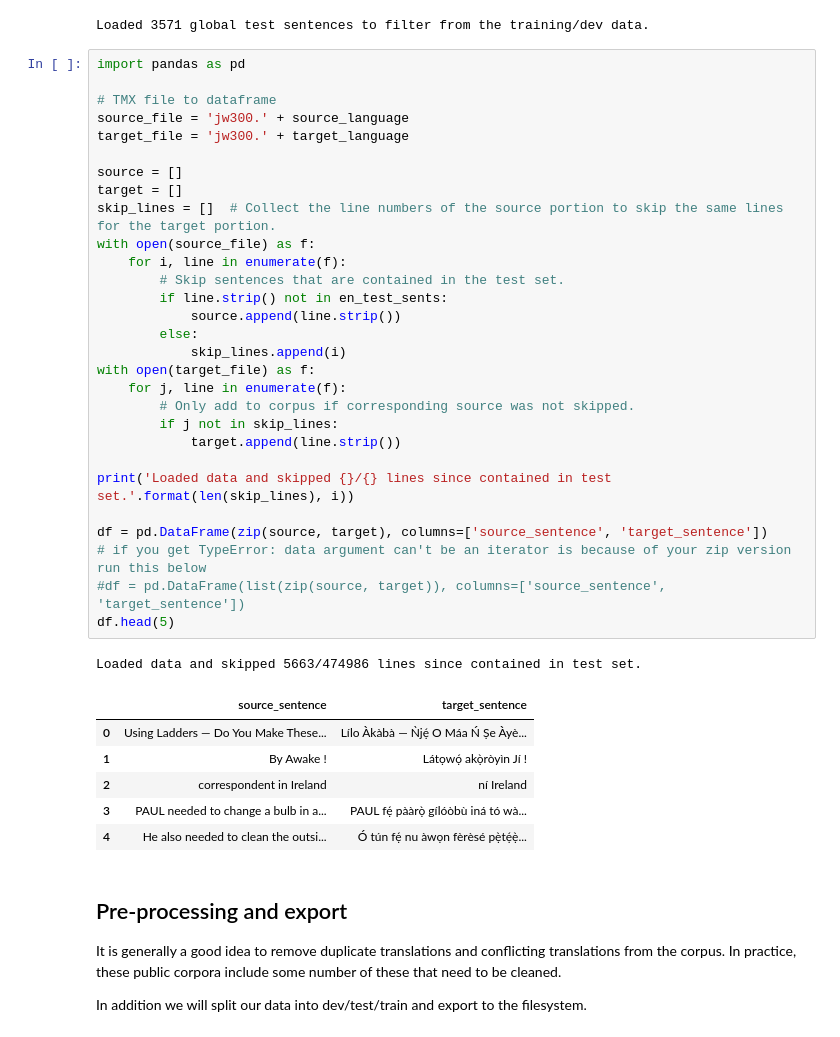
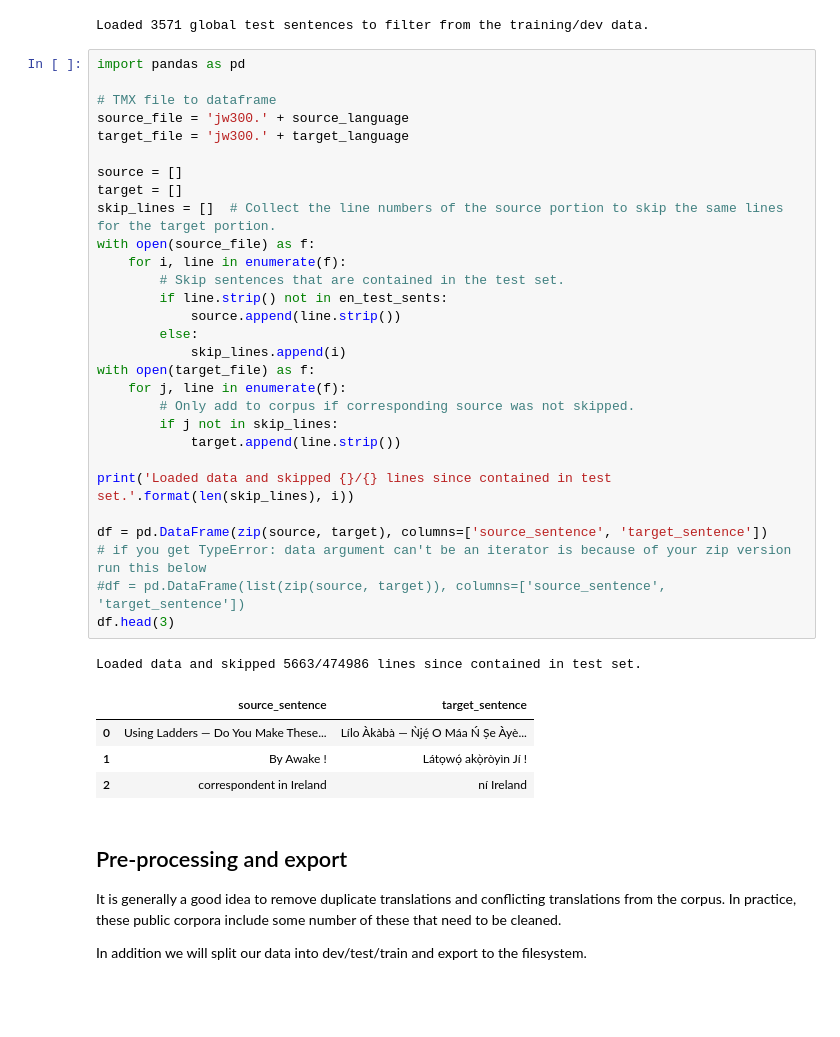
Before and after one commit to masakhane-io/masakhane-mt, a Jupyter notebook: en-yo/jw300-baseline/English_to_Yoruba_BPE_notebook.ipynb, the cells around one changed output. Drawn from its saved outputs; the diff is of its cells as text; blank space fills up the shorter version.

```diff
--- a/en-yo/jw300-baseline/English_to_Yoruba_BPE_notebook.ipynb
+++ b/en-yo/jw300-baseline/English_to_Yoruba_BPE_notebook.ipynb
@@ -124,36 +124,34 @@ import pandas as pd
 source_file = 'jw300.' + source_language
 target_file = 'jw300.' + target_language
 
 source = []
 target = []
 skip_lines = []  # Collect the line numbers of the source portion to skip the same lines for the target portion.
 with open(source_file) as f:
     for i, line in enumerate(f):
         # Skip sentences that are contained in the test set.
         if line.strip() not in en_test_sents:
             source.append(line.strip())
         else:
             skip_lines.append(i)
 with open(target_file) as f:
     for j, line in enumerate(f):
         # Only add to corpus if corresponding source was not skipped.
         if j not in skip_lines:
             target.append(line.strip())
 
 print('Loaded data and skipped {}/{} lines since contained in test set.'.format(len(skip_lines), i))
 
 df = pd.DataFrame(zip(source, target), columns=['source_sentence', 'target_sentence'])
 # if you get TypeError: data argument can't be an iterator is because of your zip version run this below
 #df = pd.DataFrame(list(zip(source, target)), columns=['source_sentence', 'target_sentence'])
-df.head(5)
+df.head(3)
 # %% [output]
 Loaded data and skipped 5663/474986 lines since contained in test set.
 |  | source_sentence | target_sentence |
 | 0 | Using Ladders — Do You Make These... | Lílo Àkàbà — Ǹjẹ́ O Máa Ń Ṣe Àyè... |
 | 1 | By Awake ! | Látọwọ́ akọ̀ròyìn Jí ! |
 | 2 | correspondent in Ireland | ní Ireland |
-| 3 | PAUL needed to change a bulb in a... | PAUL fẹ́ pààrọ̀ gílóòbù iná tó wà... |
-| 4 | He also needed to clean the outsi... | Ó tún fẹ́ nu àwọn fèrèsé pẹ̀tẹ́ẹ̀... |
 # %% [markdown]
 ## Pre-processing and export
 
```
Also changed, not shown: parts of 6 cells of this notebook.
